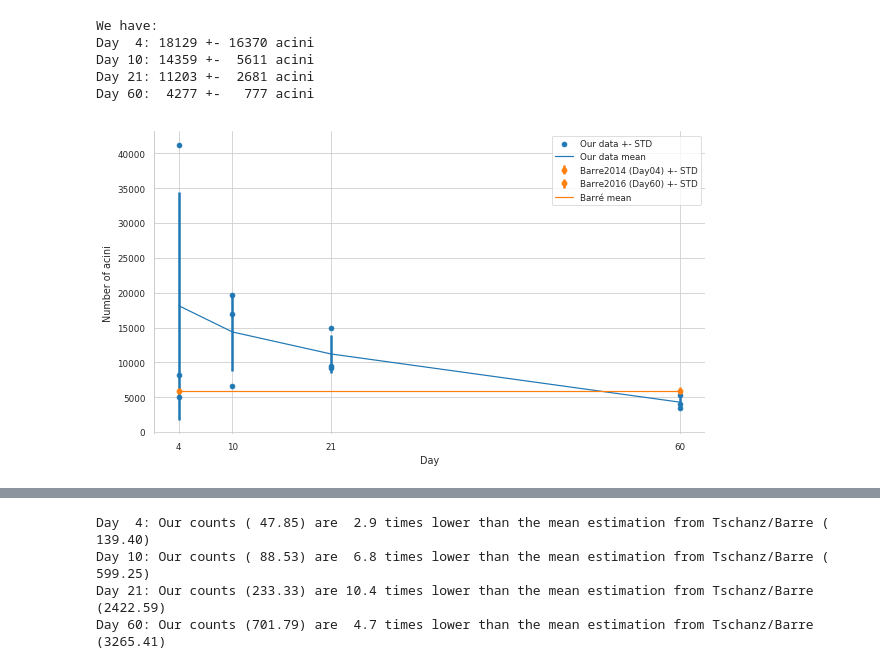
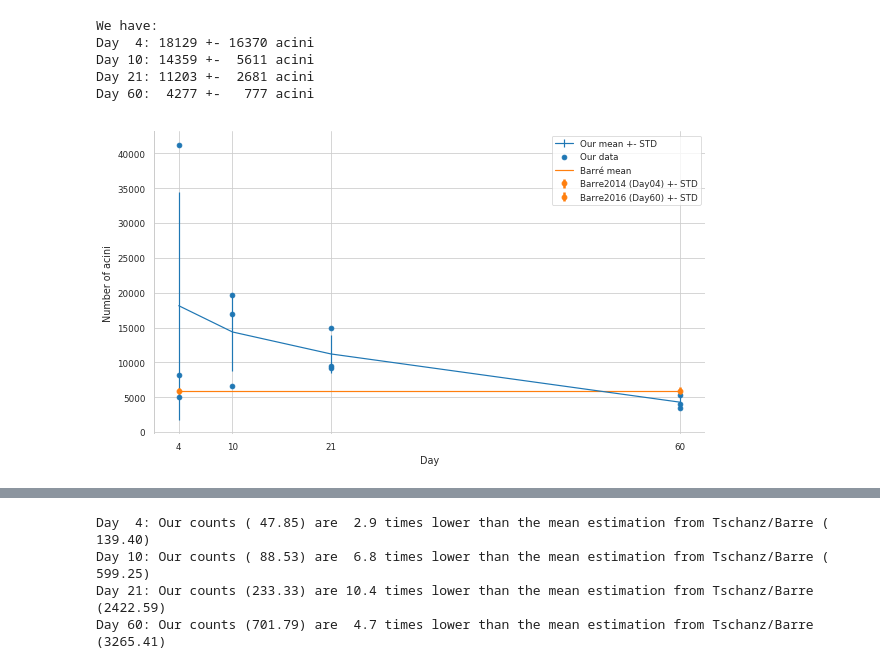
Before and after one commit to habi/acinar-analysis, a Jupyter notebook: Analysis.ipynb, the cells around one changed output, grey strips where cells are left out. Saved outputs shown, nothing was run; the diff lists cells and outputs as text; code cells hidden in the pictures.

```diff
--- a/Analysis.ipynb
+++ b/Analysis.ipynb
@@ -589,7 +605,7 @@ plt.show()
 print('The entrance ring coung for')
 for animal in sorted(Data.Animal.unique()):
     w, p_value = scipy.stats.shapiro(Data[Data.Animal == animal]['Counts_Eveline'])
-    if p_value < 1 / 100:
+    if p_value < sidak:
         # Use the 'significance' function we defined at the start
         print('\t- animal %s (mean=%6.2f) are normally distributed (%s)' % (animal,
                                                                             numpy.mean(Data[Data.Animal == animal]['Counts_Eveline']),
@@ -1302,10 +1321,10 @@ Data.groupby(by=['Day'])['Counts per Volume'].describe()
 | 60 | 43.0 | 1080.210260 | 348.574108 | 410.751566 | 854.755205 | 1140.371571 | 1312.085637 | 1911.835328 |
 # %%
 # Describe the counts per volume per day (for Authorea copy-pasting)
-print('The mean counts per acinus volume')
+print('The mean counts per acinus volume is')
 for d in sorted(Data.Day.unique()):
-    print('\t- for %s acini at day %s is %0.0f per mm^3 +- %.0f' % (len(Data[Data.Day == d]['Counts per Volume']),
-                                                                    d,
-                                                                    Data[Data.Day == d]['Counts per Volume'].mean(),
-                                                                    Data[Data.Day == d]['Counts per Volume'].std()))
+    print('\t- %0.0f +- %.0f per mm^3 for the %s acini at day %s' % (Data[Data.Day == d]['Counts per Volume'].mean(),
+                                                                     Data[Data.Day == d]['Counts per Volume'].std(),
+                                                                     len(Data[Data.Day == d]['Counts per Volume']),
+                                                                     d))
 # %% [output]
@@ -1674,47 +1694,43 @@ Day 60:  4277 +-   777 acini
 # %%
 # Display our number of acini in comparison with the ones from Sebastien
 # Ours
 plt.scatter(numpy.repeat(sorted(Data.Day.unique()), 3),
             NumberOfAcini,
-            label='Our data +- STD')
-plt.plot(sorted(Data.Day.unique()),
-         [numpy.mean(na) for na in NumberOfAcini],
-         marker=None,
-         label='Our data mean')
-for c,d in enumerate(NumberOfAcini):
-    plt.errorbar(sorted(Data.Day.unique())[c],
-                 numpy.mean(d),
-                 yerr=numpy.std(d),
-                 elinewidth=2.5,
-                 c=seaborn.color_palette()[0])
+            label='Our data')
+plt.errorbar(sorted(Data.Day.unique()),
+             [numpy.mean(na) for na in NumberOfAcini],
+             yerr=[numpy.std(na) for na in NumberOfAcini],
+            label='Our mean +- STD')
 # Barré
 plt.plot(sorted(Data.Day.unique()),
          [BarreNumberOfAcini] * len(Data.Day.unique()),
          marker=None,
          label='Barré mean')
 plt.errorbar(4,
              5865,
              yerr=465,
              fmt='o',
              elinewidth=2.5,
              label='Barre2014 (Day04) +- STD',c=seaborn.color_palette()[1])
 plt.errorbar(60,
              5943,
              yerr=521,
              fmt='o',
              elinewidth=2.5,
              label='Barre2016 (Day60) +- STD',c=seaborn.color_palette()[1])
 # Specific legend order based on https://stackoverflow.com/a/46160465/323100
 handles, labels = plt.gca().get_legend_handles_labels()
-order = [2,0,3,4,1]
-plt.legend([handles[idx] for idx in order],[labels[idx] for idx in order])
+order = [2, 1, 0, 3, 4]
+plt.legend([handles[idx] for idx in order],
+           [labels[idx] for idx in order])
 plt.xticks(sorted(Data.Day.unique()))
 plt.xlabel('Day')
 plt.ylabel('Number of acini')
-plt.savefig(os.path.join(OutputDir, 'number_of_acini.png'))
+plt.savefig(os.path.join(OutputDir,
+                         'number_of_acini.png'))
 plt.show()
 # %% [output]
-[figure, old version]
+[figure, new version]
 # %%
 # Mean values Tschanz/Barré
 TschanzBarreAlveoliPerAcinus = [None] * len(Data.Day.unique())
```
Also changed, not shown: parts of 57 cells of this notebook.
